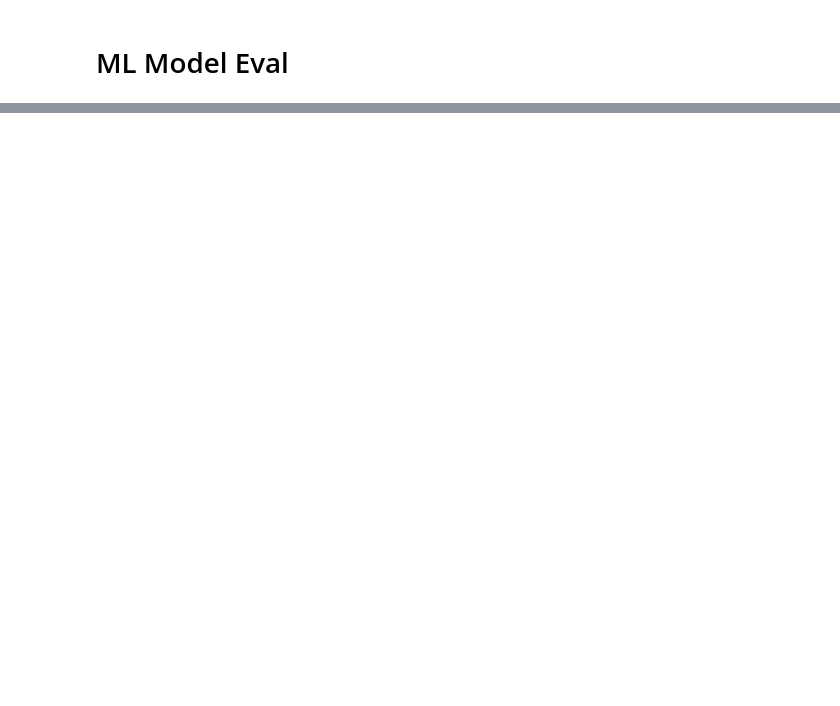
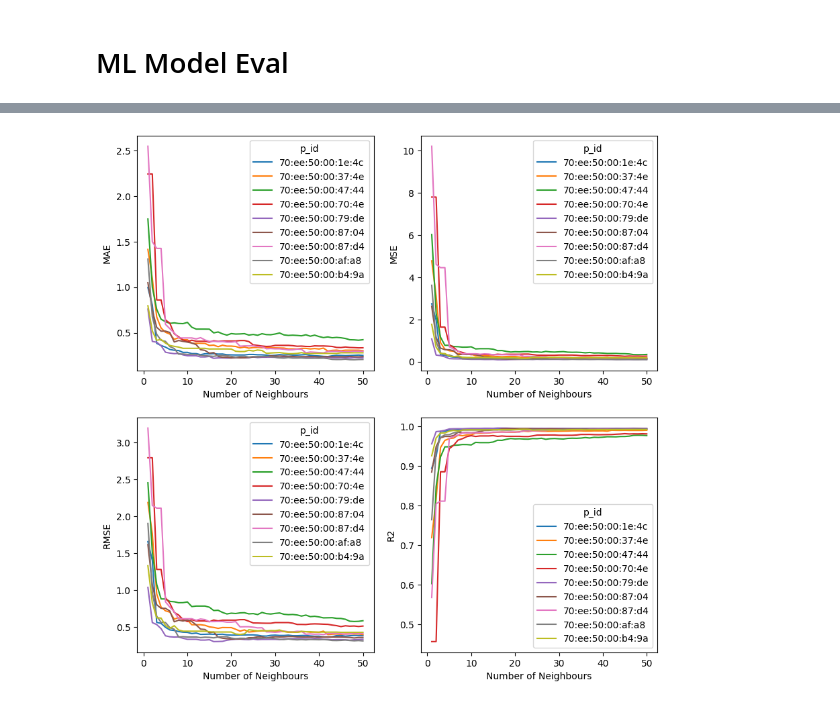
Before and after one commit to IanBuck-dev/master-thesis-data-science, a Jupyter notebook: point-interpolation.ipynb, the cells around one changed output, grey strips where cells are left out. Cells and saved outputs as stored; diff of their text form; code cells hidden in the pictures; blank space fills up the shorter version.

```diff
--- a/point-interpolation.ipynb
+++ b/point-interpolation.ipynb
@@ -374,0 +381,26 @@ Actual:  [10.4 16.4 24.3 25.5  7.7]
+# %%
+import seaborn as sns
+
+# Define the color palette for the lines
+color_palette = sns.color_palette('tab10')  # You can choose other palettes or define custom colors
+
+fig, axs = plt.subplots(2, 2, figsize=(10, 10))
+
+grouped_df = eval_df
+
+# Set the 'hue' parameter in each lineplot call to differentiate the lines based on the 'hue' value
+sns.lineplot(data=grouped_df, x='n_neighbours', y='MAE', ax=axs[0][0], hue="p_id", legend='auto', color=color_palette)
+sns.lineplot(data=grouped_df, x='n_neighbours', y='MSE', ax=axs[0][1], hue="p_id", legend='auto', color=color_palette)
+sns.lineplot(data=grouped_df, x='n_neighbours', y='RMSE', ax=axs[1][0], hue="p_id", legend='auto', color=color_palette)
+sns.lineplot(data=grouped_df, x='n_neighbours', y='R2', ax=axs[1][1], hue="p_id", legend='auto', color=color_palette)
+
+# axs[0].set_title('Mean Absolute Error')
+axs[0][0].set_xlabel('Number of Neighbours')
+axs[0][1].set_xlabel('Number of Neighbours')
+axs[1][0].set_xlabel('Number of Neighbours')
+axs[1][1].set_xlabel('Number of Neighbours')
+# axs[0].set_ylabel('MAE')
+
+plt.show()
+# %% [output]
+[figure, added]
```
Also changed, not shown: parts of 10 cells of this notebook.
